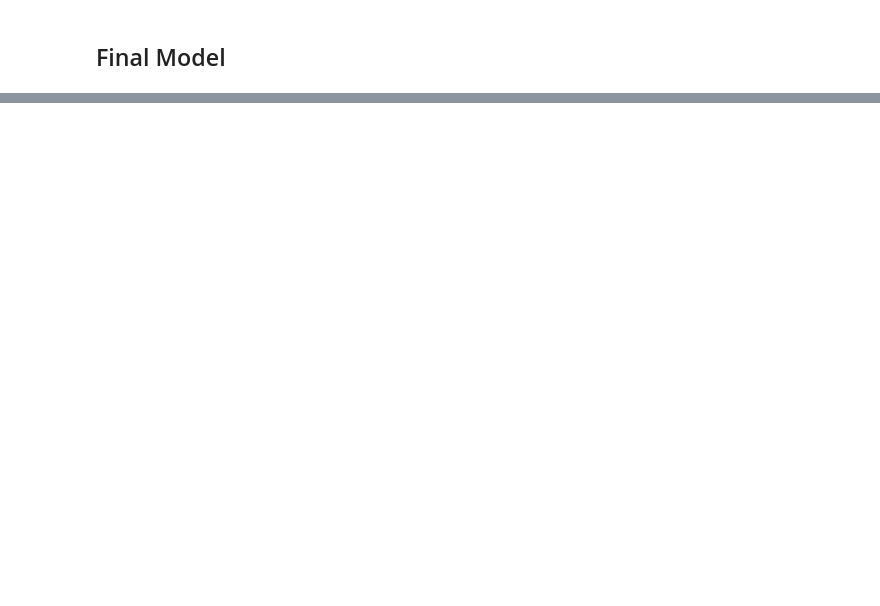
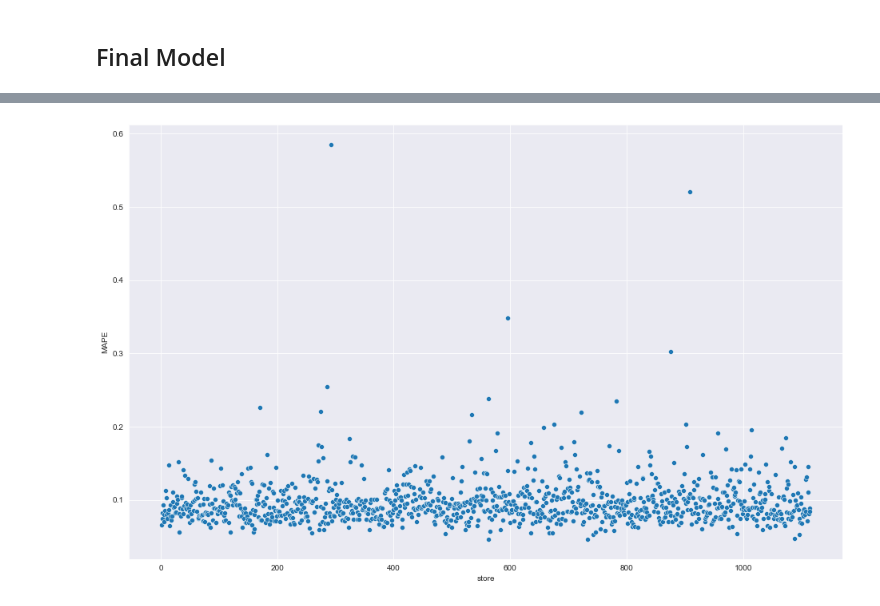
Before and after one commit to felipedmnq/Data-Science-T, a Jupyter notebook: Notebooks/Data_Science_T_M5_data_preparation.ipynb, the cells around one changed output, grey strips where cells are left out. Cells and saved outputs as stored; diff of their text form; code cells hidden in the pictures; blank space fills up the shorter version.

```diff
--- a/Notebooks/Data_Science_T_M5_data_preparation.ipynb
+++ b/Notebooks/Data_Science_T_M5_data_preparation.ipynb
@@ -2136,0 +2165,6 @@ pickle.dump(model_xgb_tuned, open('C:\Users\felip\repos\data_science_em_producao
+# %%
+df7 = X_test[cols_selected_boruta_full]
+
+# Rescale
+df7['sales'] = np.expm1(df7['sales'])
+df7['prediction'] = np.expm1(yhat_xgb_tuned)
@@ -2136,0 +2173,23 @@ pickle.dump(model_xgb_tuned, open('C:\Users\felip\repos\data_science_em_producao
+# %%
+# Sum Predictions
+df71 = df7[['store', 'prediction']].groupby('store').sum().reset_index()
+
+# MAE and MAPE
+df7_aux1 = df7[['store', 'sales', 'prediction']].groupby('store').apply(lambda x: mean_absolute_error(x['sales'], x['prediction'])).reset_index().rename(columns = {0:'MAE'})
+df7_aux2 = df7[['store', 'sales', 'prediction']].groupby('store').apply(lambda x: mean_absolute_percentage_error(x['sales'], x['prediction'])).reset_index().rename(columns = {0:'MAPE'})
+
+# Multiplying the MAE by 42 days (6 weeks).
+# df7_aux1['MAE'] = df7_aux1['MAE'] * 42
+
+# Merge
+df7_aux3 = pd.merge(df7_aux1, df7_aux2, how = 'inner', on = 'store')
+df72 = pd.merge(df71, df7_aux3, how = 'inner', on = 'store')
+df72.head()
+
+# Scenarios
+df72['worst_scenario'] = df72['prediction'] - df72['MAE']
+df72['best_scenario'] = df72['prediction'] + df72['MAE']
+
+# Reorder Columns
+df72 = df72[['store', 'prediction', 'best_scenario', 'worst_scenario', 'MAE', 'MAPE']]
+df72.head()
@@ -2136,0 +2212,4 @@ pickle.dump(model_xgb_tuned, open('C:\Users\felip\repos\data_science_em_producao
+# %%
+sns.scatterplot('store', 'MAPE', data = df72);
+# %% [output]
+[figure, added]
```
Also changed, not shown: parts of 16 cells of this notebook.
